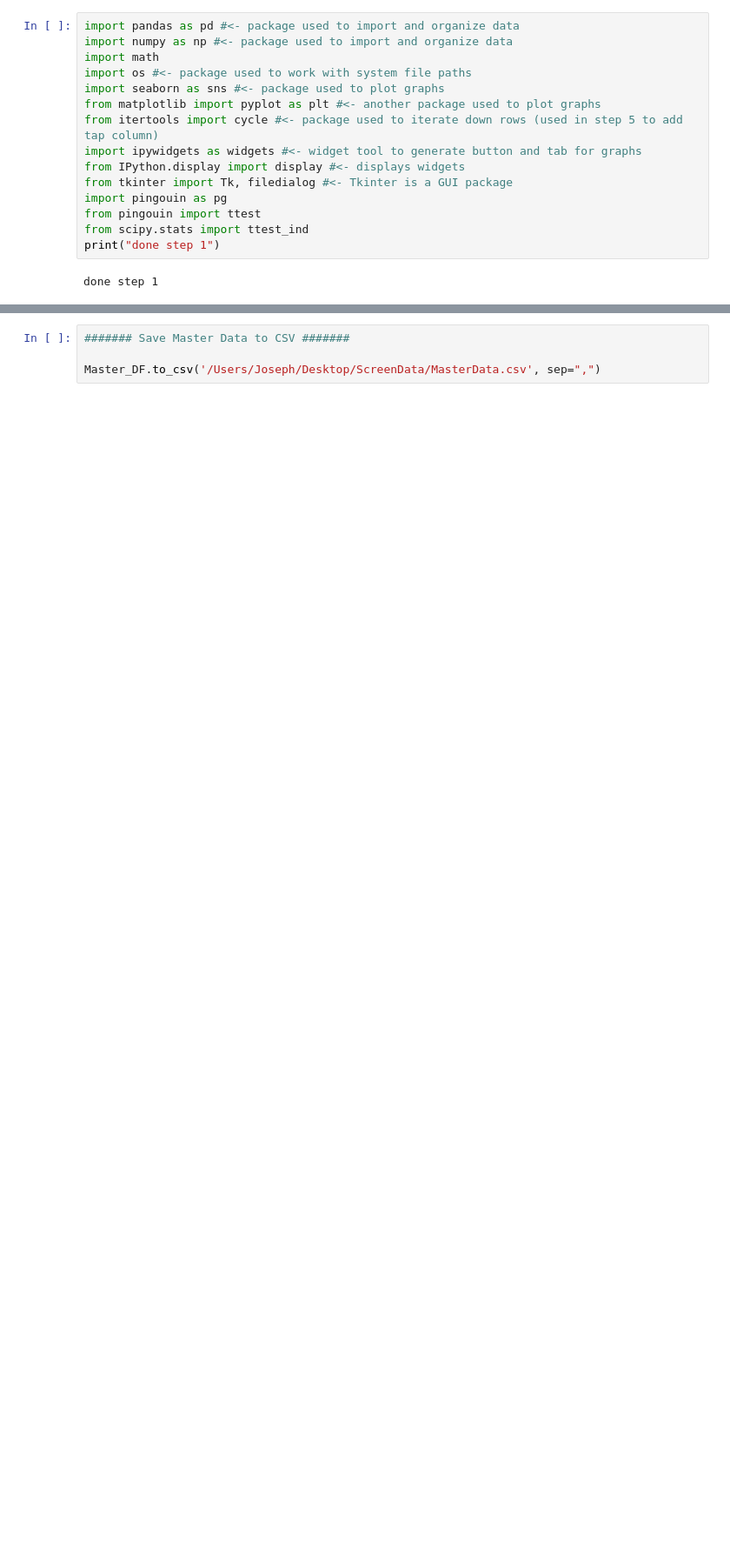
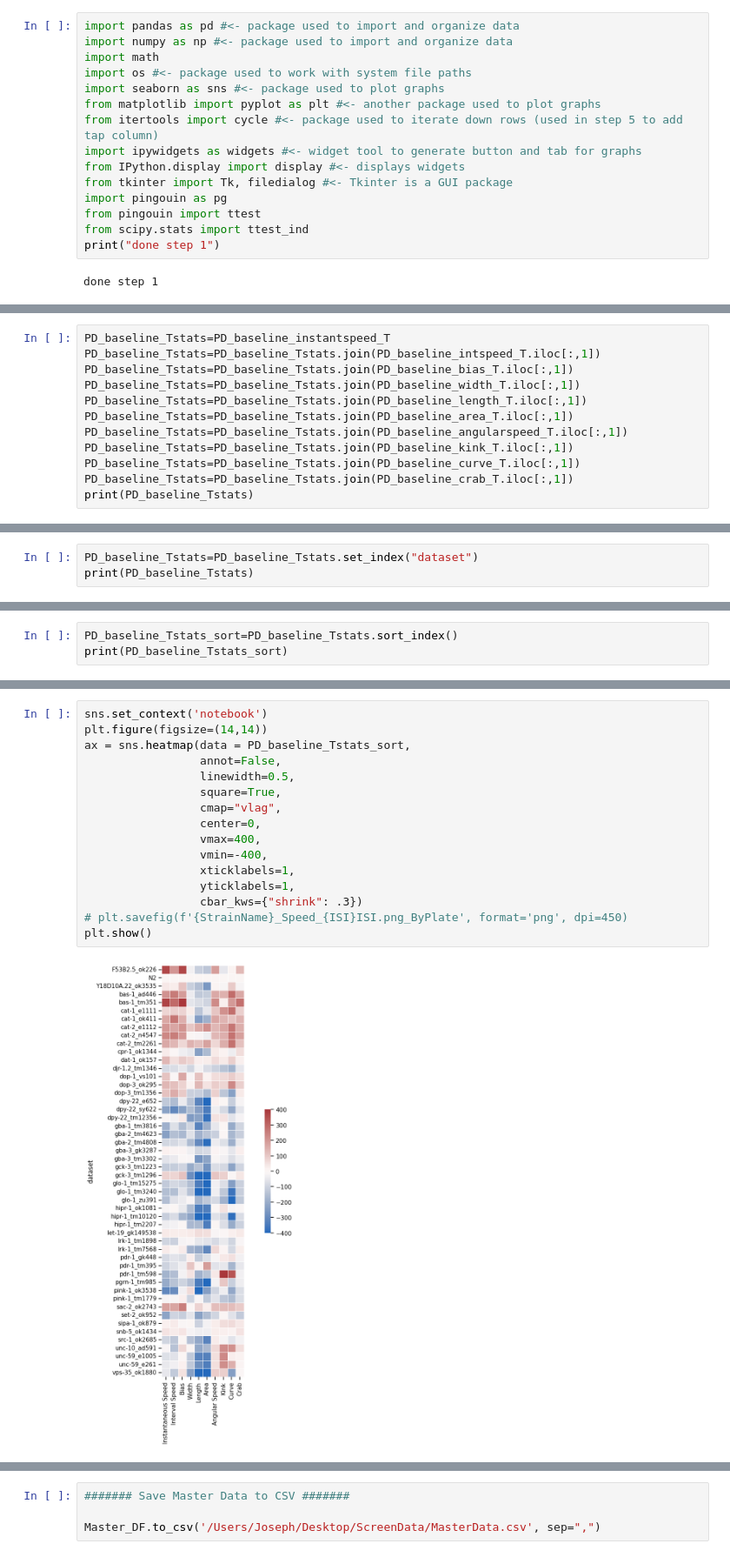
Before and after one commit to JosephLiangUBC/Joseph-Jupyter-Notebooks, a Jupyter notebook: ScreenDataAnalysis.ipynb, the cells around one changed output, grey strips where cells are left out. Shown at 87% size. Drawn from its saved outputs; the diff is of its cells as text; blank space fills up the shorter version.

```diff
--- a/ScreenDataAnalysis.ipynb
+++ b/ScreenDataAnalysis.ipynb
@@ -17,0 +141,12 @@ done step 1
+# %%
+PD_baseline_Tstats=PD_baseline_instantspeed_T
+PD_baseline_Tstats=PD_baseline_Tstats.join(PD_baseline_intspeed_T.iloc[:,1])
+PD_baseline_Tstats=PD_baseline_Tstats.join(PD_baseline_bias_T.iloc[:,1])
+PD_baseline_Tstats=PD_baseline_Tstats.join(PD_baseline_width_T.iloc[:,1])
+PD_baseline_Tstats=PD_baseline_Tstats.join(PD_baseline_length_T.iloc[:,1])
+PD_baseline_Tstats=PD_baseline_Tstats.join(PD_baseline_area_T.iloc[:,1])
+PD_baseline_Tstats=PD_baseline_Tstats.join(PD_baseline_angularspeed_T.iloc[:,1])
+PD_baseline_Tstats=PD_baseline_Tstats.join(PD_baseline_kink_T.iloc[:,1])
+PD_baseline_Tstats=PD_baseline_Tstats.join(PD_baseline_curve_T.iloc[:,1])
+PD_baseline_Tstats=PD_baseline_Tstats.join(PD_baseline_crab_T.iloc[:,1])
+print(PD_baseline_Tstats)
@@ -17,0 +171,3 @@ done step 1
+# %%
+PD_baseline_Tstats=PD_baseline_Tstats.set_index("dataset")
+print(PD_baseline_Tstats)
@@ -17,0 +192,3 @@ done step 1
+# %%
+PD_baseline_Tstats_sort=PD_baseline_Tstats.sort_index()
+print(PD_baseline_Tstats_sort)
@@ -17,0 +213,18 @@ done step 1
+# %%
+sns.set_context('notebook')
+plt.figure(figsize=(14,14))
+ax = sns.heatmap(data = PD_baseline_Tstats_sort,
+                 annot=False,
+                 linewidth=0.5,
+                 square=True,
+                 cmap="vlag",
+                 center=0,
+                 vmax=400,
+                 vmin=-400,
+                 xticklabels=1,
+                 yticklabels=1,
+                 cbar_kws={"shrink": .3})
+# plt.savefig(f'{StrainName}_Speed_{ISI}ISI.png_ByPlate', format='png', dpi=450)
+plt.show()
+# %% [output]
+[figure, added]
```
Also changed, not shown: parts of 85 cells of this notebook, 8 other files.
